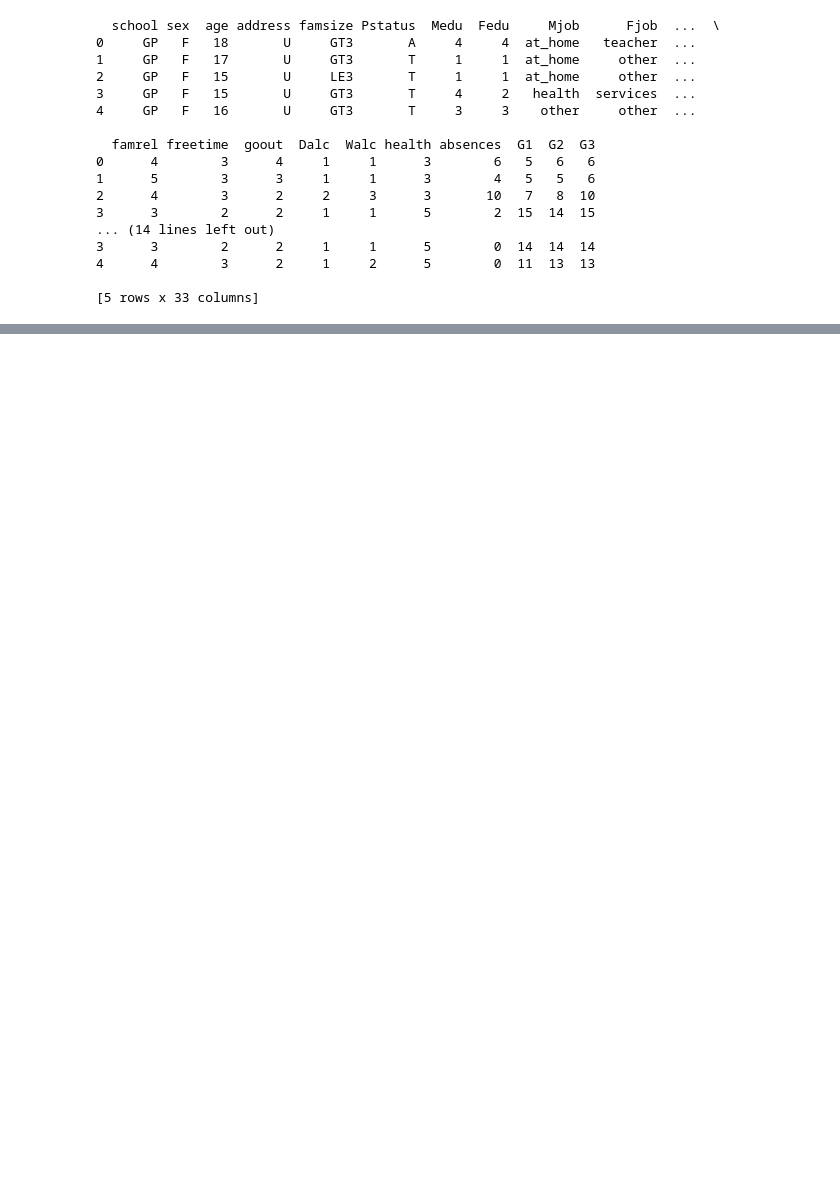
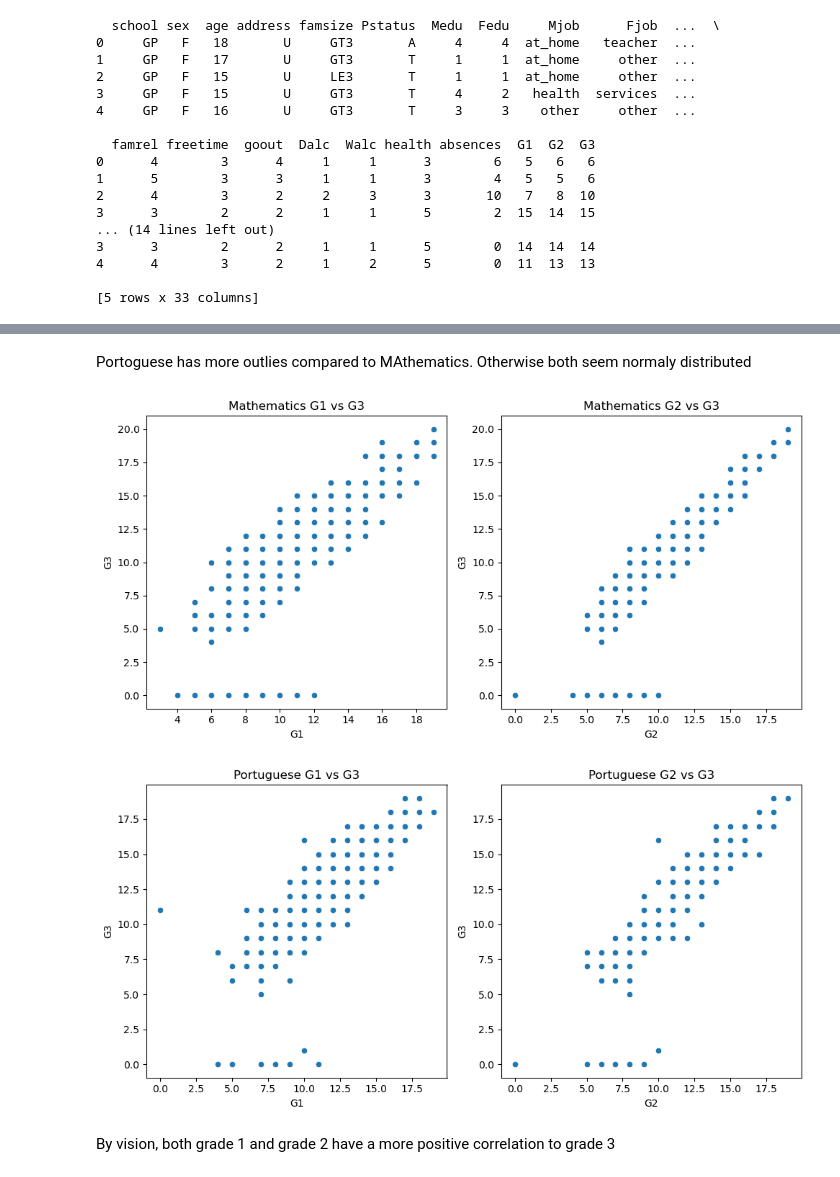
Before and after one commit to MachukaJoy/student-performance-analysis, a Jupyter notebook: analysis.ipynb, the cells around one changed output, grey strips where cells are left out. Drawn from its saved outputs; the diff is of its cells as text; code cells hidden in the pictures; blank space fills up the shorter version.

```diff
--- a/analysis.ipynb
+++ b/analysis.ipynb
@@ -33,0 +145,19 @@ print(df_por.head())
+# %% [markdown]
+Portoguese has more outlies compared to MAthematics. Otherwise both seem normaly distributed
+# %%
+# Creating scatter plots
+for dataset, subject in [(df_mat, "Mathematics"), (df_por, "Portuguese")]:
+    plt.figure(figsize=(10, 5))
+    plt.subplot(1, 2, 1)
+    sns.scatterplot(x=dataset["G1"], y=dataset["G3"])
+    plt.title(f'{subject} G1 vs G3')
+    plt.subplot(1, 2, 2)
+    sns.scatterplot(x=dataset["G2"], y=dataset["G3"])
+    plt.title(f'{subject} G2 vs G3')
+    plt.tight_layout()
+    plt.show()
+# %% [output]
+[figure, added]
+[figure, added]
+# %% [markdown]
+By vision, both grade 1 and grade 2 have a more positive correlation to grade 3
```
Also changed, not shown: parts of 29 cells of this notebook, 1 other file.
